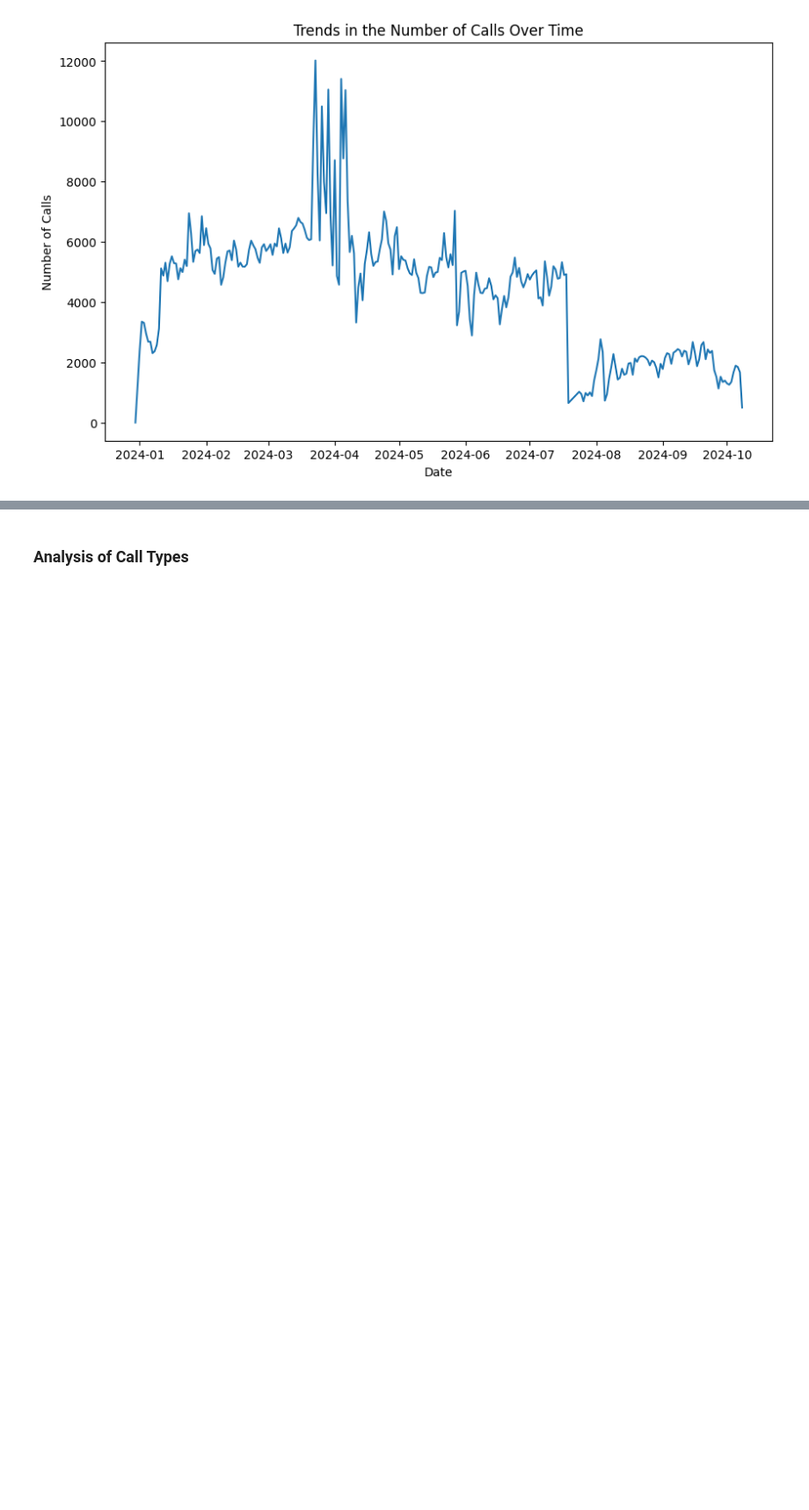
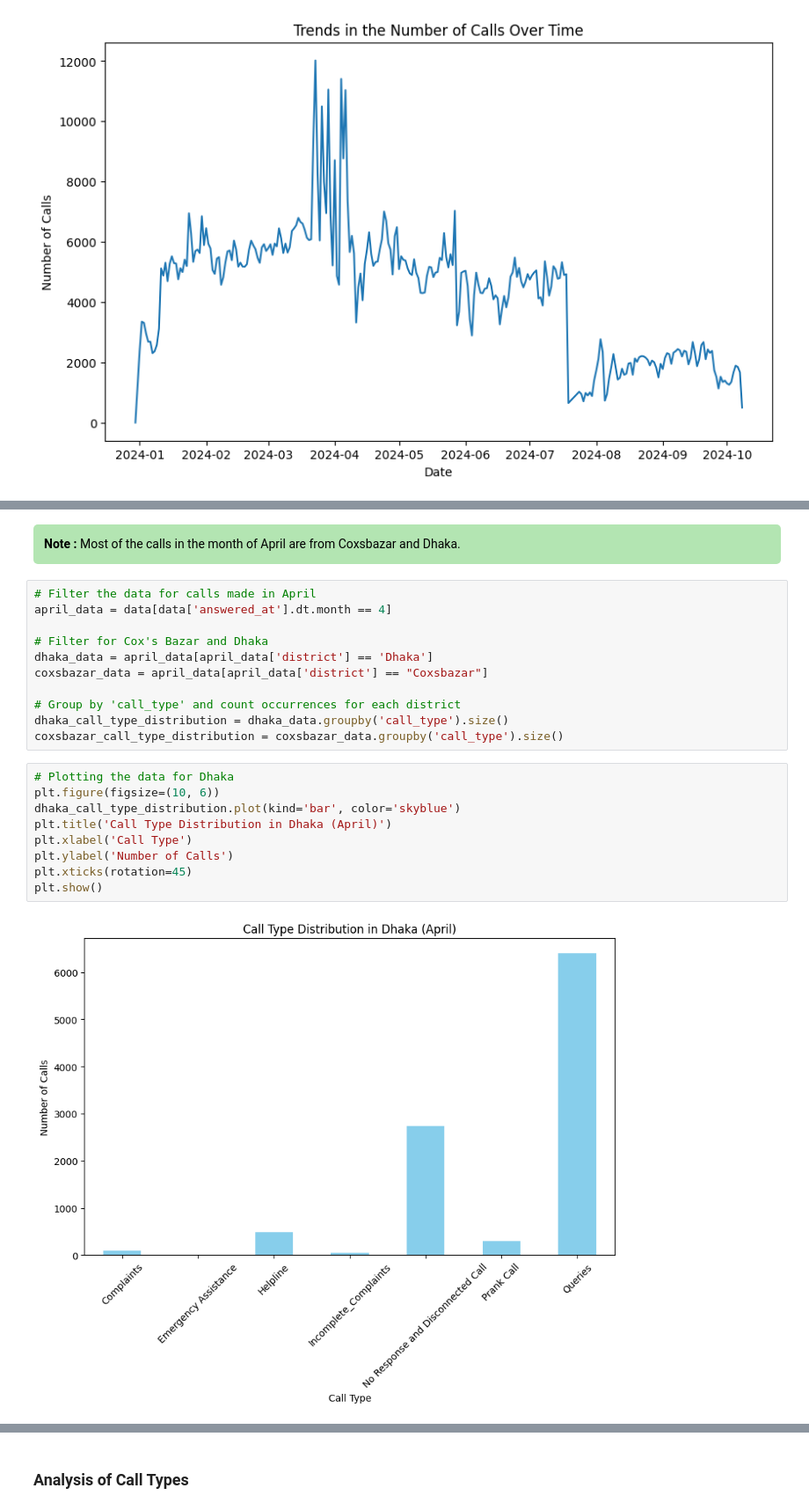
Before and after one commit to iamaber/333-data-analysis, a Jupyter notebook: main.ipynb, the cells around one changed output, grey strips where cells are left out. Shown at 88% size. Saved outputs shown, nothing was run; the diff lists cells and outputs as text; blank space fills up the shorter version.

```diff
--- a/main.ipynb
+++ b/main.ipynb
@@ -329,0 +352,31 @@ plt.show()
+# %% [markdown]
+<div class="alert alert-block alert-info" style="background-color:#B3E5B2;
+color:black;
+border-color:black;
+border-radius:5px;
+width:60%;
+margin: auto;
+text-align: left;">
+<b>Note : </b> Most of the calls in the month of April are from Coxsbazar and Dhaka.</div>
+# %%
+# Filter the data for calls made in April
+april_data = data[data['answered_at'].dt.month == 4]
+
+# Filter for Cox's Bazar and Dhaka
+dhaka_data = april_data[april_data['district'] == 'Dhaka']
+coxsbazar_data = april_data[april_data['district'] == "Coxsbazar"]
+
+# Group by 'call_type' and count occurrences for each district
+dhaka_call_type_distribution = dhaka_data.groupby('call_type').size()
+coxsbazar_call_type_distribution = coxsbazar_data.groupby('call_type').size()
+# %%
+# Plotting the data for Dhaka
+plt.figure(figsize=(10, 6))
+dhaka_call_type_distribution.plot(kind='bar', color='skyblue')
+plt.title('Call Type Distribution in Dhaka (April)')
+plt.xlabel('Call Type')
+plt.ylabel('Number of Calls')
+plt.xticks(rotation=45)
+plt.show()
+# %% [output]
+[figure, added]
```
Also changed, not shown: parts of 10 cells of this notebook.
